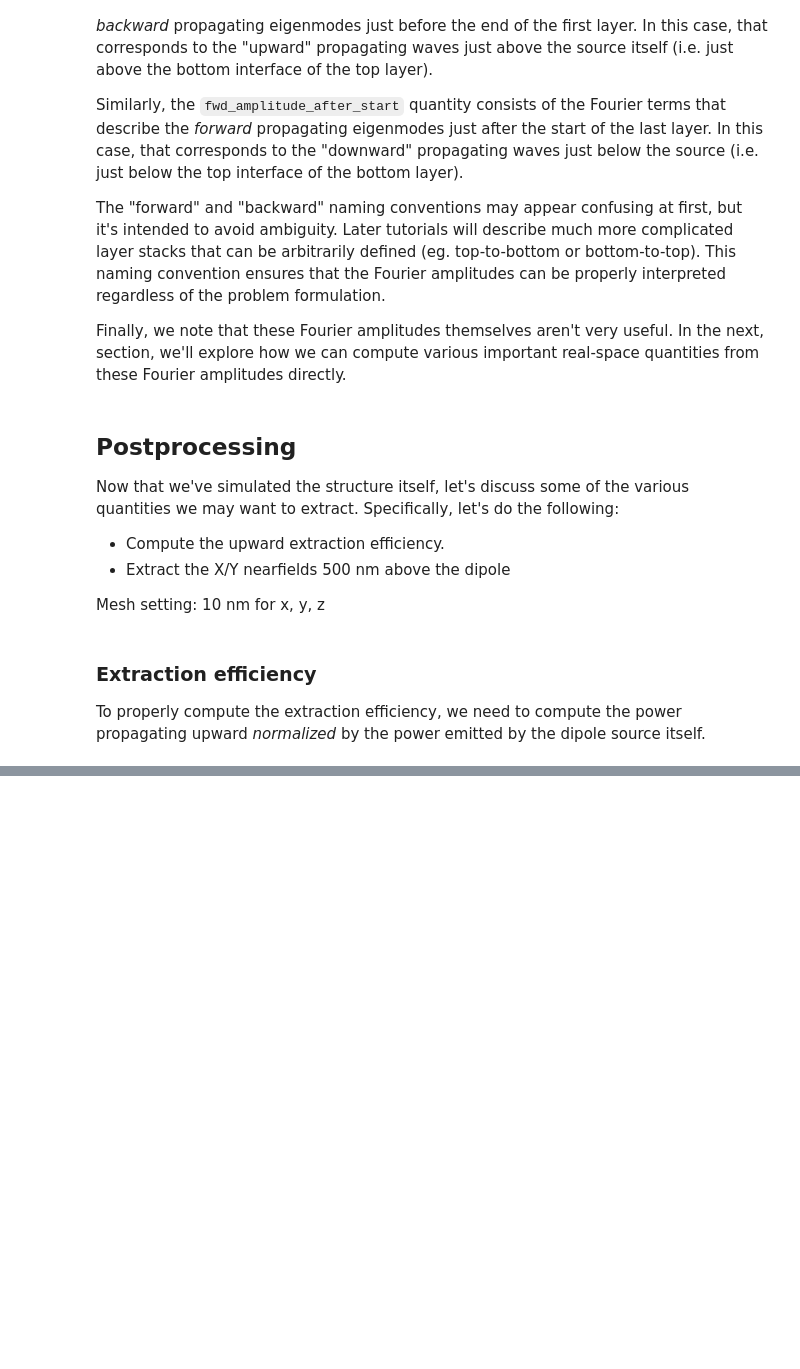
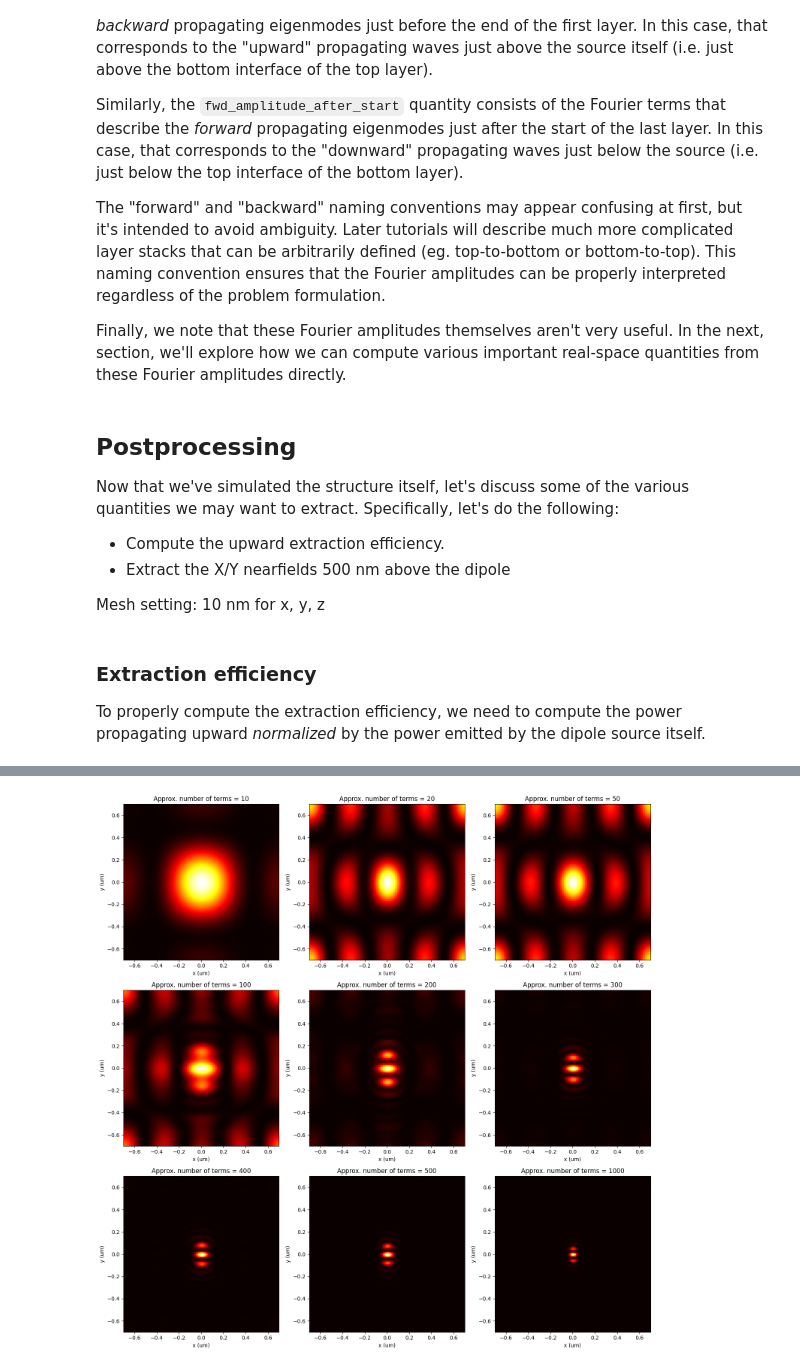
Before and after one commit to facebookresearch/fmmax, a Jupyter notebook: notebooks/dipoles.ipynb, the cells around one changed output, grey strips where cells are left out. Drawn from its saved outputs; the diff is of its cells as text; code cells hidden in the pictures; blank space fills up the shorter version.

```diff
--- a/notebooks/dipoles.ipynb
+++ b/notebooks/dipoles.ipynb
@@ -154,2 +206,96 @@ To properly compute the extraction efficiency, we need to compute the power prop
 # %%
-# TODO
+from fmmax import basis, sources, fmm, scattering, fields
+
+import matplotlib.pyplot as plt
+def plot_cross_section(num_terms: int, ax: plt.Axes) -> None:
+    """Helper function to plot the cross section of the electric field intensity.
+
+    Args:
+        num_terms: Number of terms in the expansion
+        ax: Matplotlib axes object
+    """
+    # Define simulation parameters
+    pitch = 1.4  # microns
+    height = 1.2  # microns
+    mesh_size = 0.01
+    xy_n_grid = int(pitch / mesh_size)
+    z_n_grid = int(height / mesh_size)
+
+    # Set up the simulation
+    expansion = basis.generate_expansion(
+        primitive_lattice_vectors=primitive_lattice_vectors,
+        approximate_num_terms=num_terms,
+        truncation=basis.Truncation.CIRCULAR,
+    )
+
+    dipole = sources.dirac_delta_source(
+        location=jnp.asarray([[pitch / 2, pitch / 2]]),
+        in_plane_wavevector=in_plane_wavevector,
+        primitive_lattice_vectors=primitive_lattice_vectors,
+        expansion=expansion,
+    )
+
+    wavelength = jnp.asarray(0.620)
+    permittivity = jnp.asarray([[(1.0 + 0.0001j) ** 2]])
+    formulation = fmm.Formulation.FFT
+    layer_solve_result = fmm.eigensolve_isotropic_media(
+        wavelength=wavelength,
+        in_plane_wavevector=in_plane_wavevector,
+        primitive_lattice_vectors=primitive_lattice_vectors,
+        permittivity=permittivity,
+        expansion=expansion,
+        formulation=formulation
+    )
+
+    layer_thickness = height / 2.0
+
+    s_matrix_before_source = scattering.stack_s_matrix(
+        layer_solve_results=[layer_solve_result],
+        layer_thicknesses=[layer_thickness],
+    )
+
+    # The layers are identical
+    s_matrix_after_source = s_matrix_before_source
+
+    (
+        _,
+        _,
+        bwd_amplitude_before_end,
+        fwd_amplitude_after_start,
+        _,
+        _,
+    ) = sources.amplitudes_for_source(
+        jx=dipole,
+        jy=jnp.zeros_like(dipole),
+        jz=jnp.zeros_like(dipole),
+        s_matrix_before_source=s_matrix_before_source,
+        s_matrix_after_source=s_matrix_after_source,
+    )
+
+    # Compute the fields in the cartesian coordinates
+    (ef, hf, (x, y, z)) = fields.layer_fields_3d(
+        forward_amplitude_start=fwd_amplitude_after_start,
+        backward_amplitude_end=bwd_amplitude_before_end,
+        layer_solve_result=s_matrix_before_source.end_layer_solve_result,
+        layer_thickness=layer_thickness,
+        layer_znum=z_n_grid,
+        grid_shape=(xy_n_grid, xy_n_grid),
+        num_unit_cells=(1, 1)
+    )
+
+    # Plot the cross section
+    cross_section = ef[0, :, :, 140, 0]
+    extent = [-pitch / 2, pitch / 2, -pitch / 2, pitch / 2]
+    ax.imshow(jnp.abs(cross_section) ** 2, cmap='hot', interpolation='nearest', extent=extent)
+    ax.set_xlabel('x (um)')
+    ax.set_ylabel('y (um)')
+    ax.set_title(f'Approx. number of terms = {num_terms}')
+
+n_term_list = [10, 20, 50, 100, 200, 300, 400, 500, 1000]
+fig, axs = plt.subplots(3, 3, figsize=(15, 15))
+for i, n_term in enumerate(n_term_list):
+    plot_cross_section(n_term, axs.ravel()[i])
+plt.tight_layout()
+plt.show()
+# %% [output]
+[figure, added]
```
Also changed, not shown: parts of 6 cells of this notebook.
